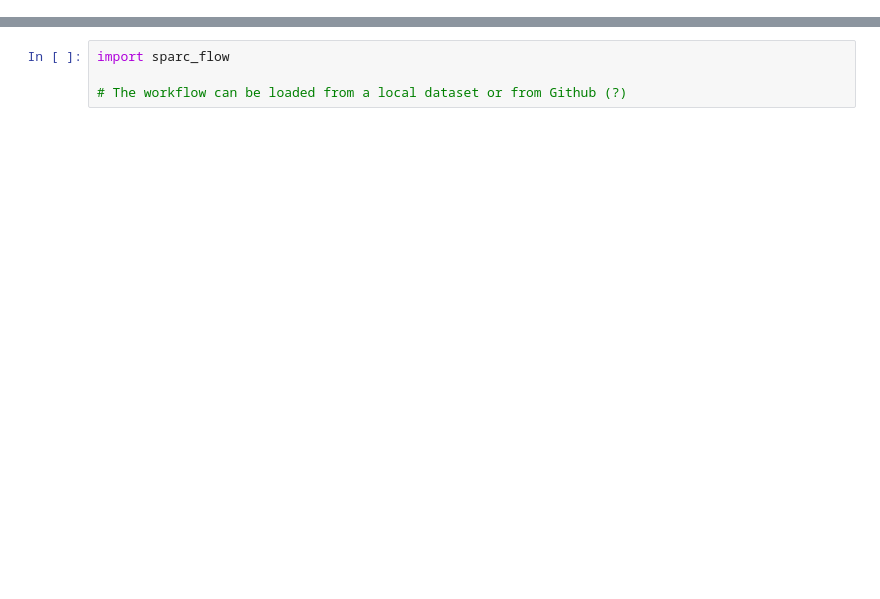
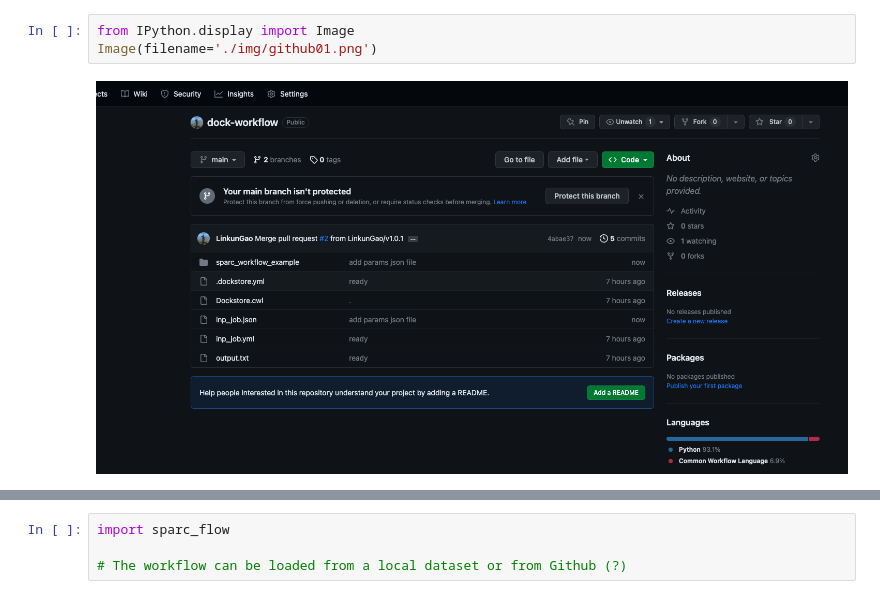
Before and after one commit to SPARC-FAIR-Codeathon/sparc-flow, a Jupyter notebook: tutorials/tutorial_5/tutorial_5_running_on_dockstore_compatiable_cloud.ipynb, the cells around one changed output, grey strips where cells are left out. Drawn from its saved outputs; the diff is of its cells as text; blank space fills up the shorter version.

Commit message:
fixed the image not show on github issue

```diff
--- a/tutorials/tutorial_5/tutorial_5_running_on_dockstore_compatiable_cloud.ipynb
+++ b/tutorials/tutorial_5/tutorial_5_running_on_dockstore_compatiable_cloud.ipynb
@@ -86,0 +29,5 @@ pip install sparc_flow
+# %%
+from IPython.display import Image
+Image(filename='./img/github01.png')
+# %% [output]
+[figure, added]
```
Also changed, not shown: parts of 12 cells of this notebook.
